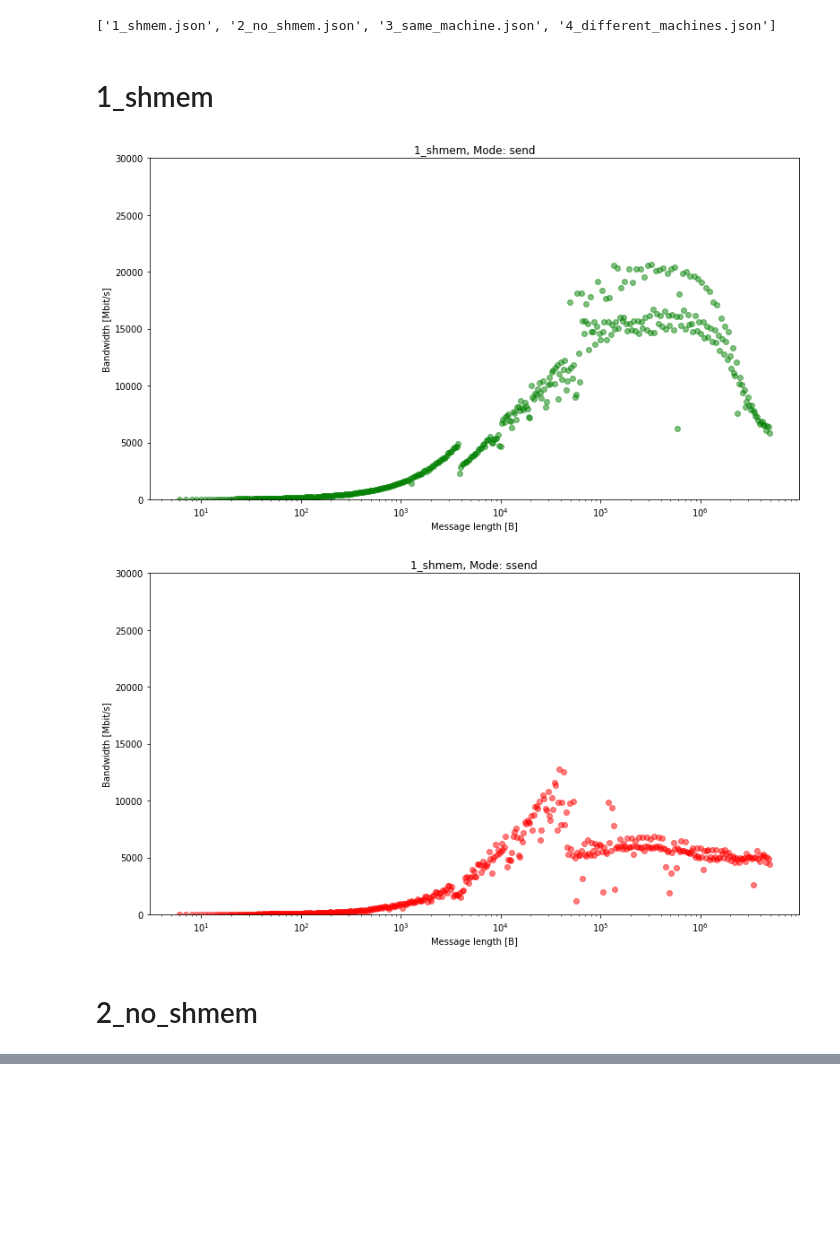
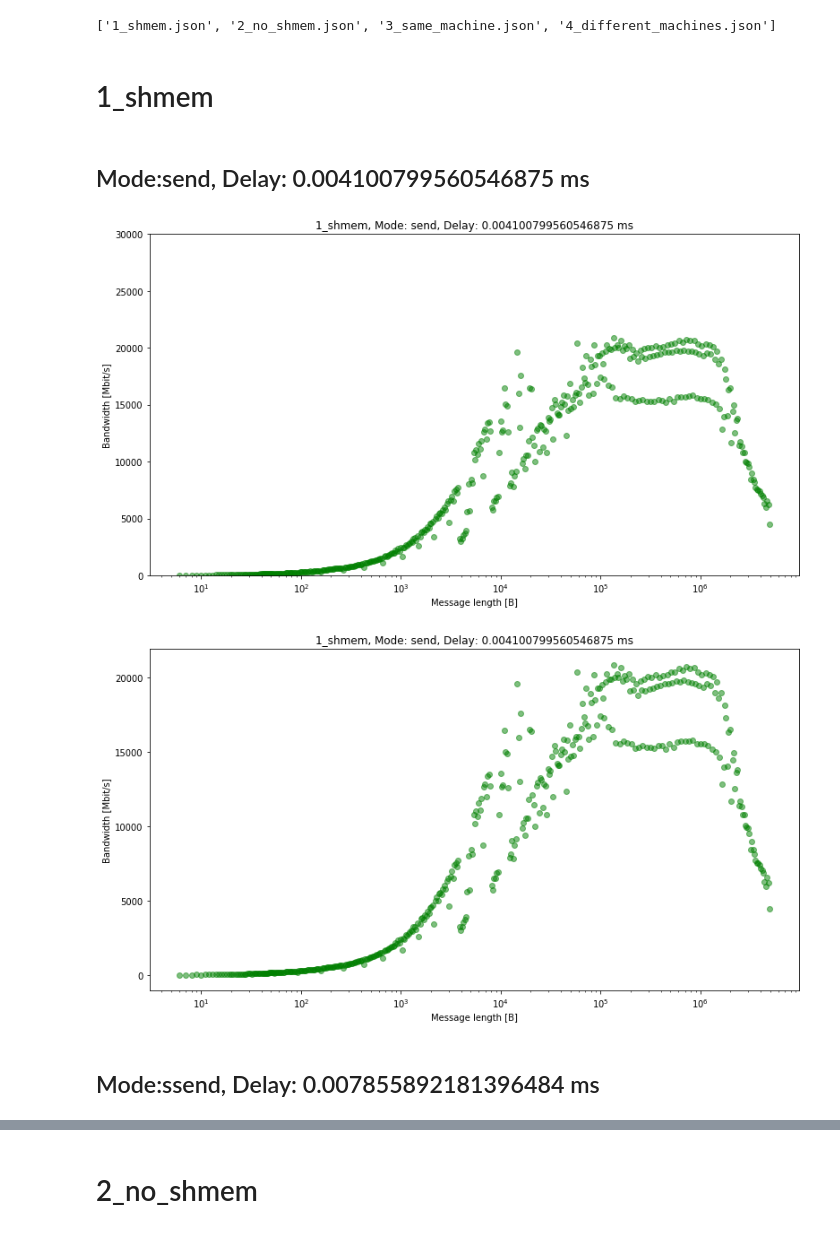
Before and after one commit to Slayyy/tpr, a Jupyter notebook: 1/charts.ipynb, the cells around one changed output, grey strips where cells are left out. Drawn from its saved outputs; the diff is of its cells as text; code cells hidden in the pictures; blank space fills up the shorter version.

```diff
--- a/1/charts.ipynb
+++ b/1/charts.ipynb
@@ -20,29 +20,33 @@ print(files)
 # %%
 for file_name in files:
     with open(file_name, "r") as f:
         j = json.load(f)
 
         name = re.match(r"^(\w+)\.json$", file_name)[1]
         display(Markdown("# {}".format(name)))
 
         for mode, values in j.items():
-            plt.figure(figsize=(13, 7))
-            color = "green" if mode == "send" else "red"
-            plt.scatter(values["x"], values["y"], alpha=0.5, c=color)
+            display(Markdown("## Mode:{}, Delay: {} ms".format(mode, values["delay"][0])))
+            for scale in (True, False):
+                plt.figure(figsize=(13, 7))
+                color = "green" if mode == "send" else "red"
+                plt.scatter(values["x"], values["y"], alpha=0.5, c=color)
 
-            plot_title = "{}, Mode: {}".format(name, mode)
-            plt.title(plot_title)
-            plt.gca().set_xscale("log")
-            plt.gca().set_ylim([0, 30000])
+                plot_title = "{}, Mode: {}, Delay: {} ms".format(name, mode, values["delay"][0])
+                plt.title(plot_title)
+                plt.gca().set_xscale("log")
+                if scale:
+                    plt.gca().set_ylim([0, 30000])
 
 
-            plt.xlabel("Message length [B]")
-            plt.ylabel("Bandwidth [Mbit/s]")
+                plt.xlabel("Message length [B]")
+                plt.ylabel("Bandwidth [Mbit/s]")
 
-            plt.show()
+                plt.show()
         print("\n")
 # %% [output]
 # 1_shmem
+## Mode:send, Delay: 0.004100799560546875 ms
-[figure, old version]
+[figure, new version]
-[figure, old version]
+[figure, new version]
-# 2_no_shmem
+## Mode:ssend, Delay: 0.007855892181396484 ms
@@ -50,0 +55 @@ for file_name in files:
+# 2_no_shmem
```
Also changed, not shown: parts of 3 cells of this notebook, 6 other files.
